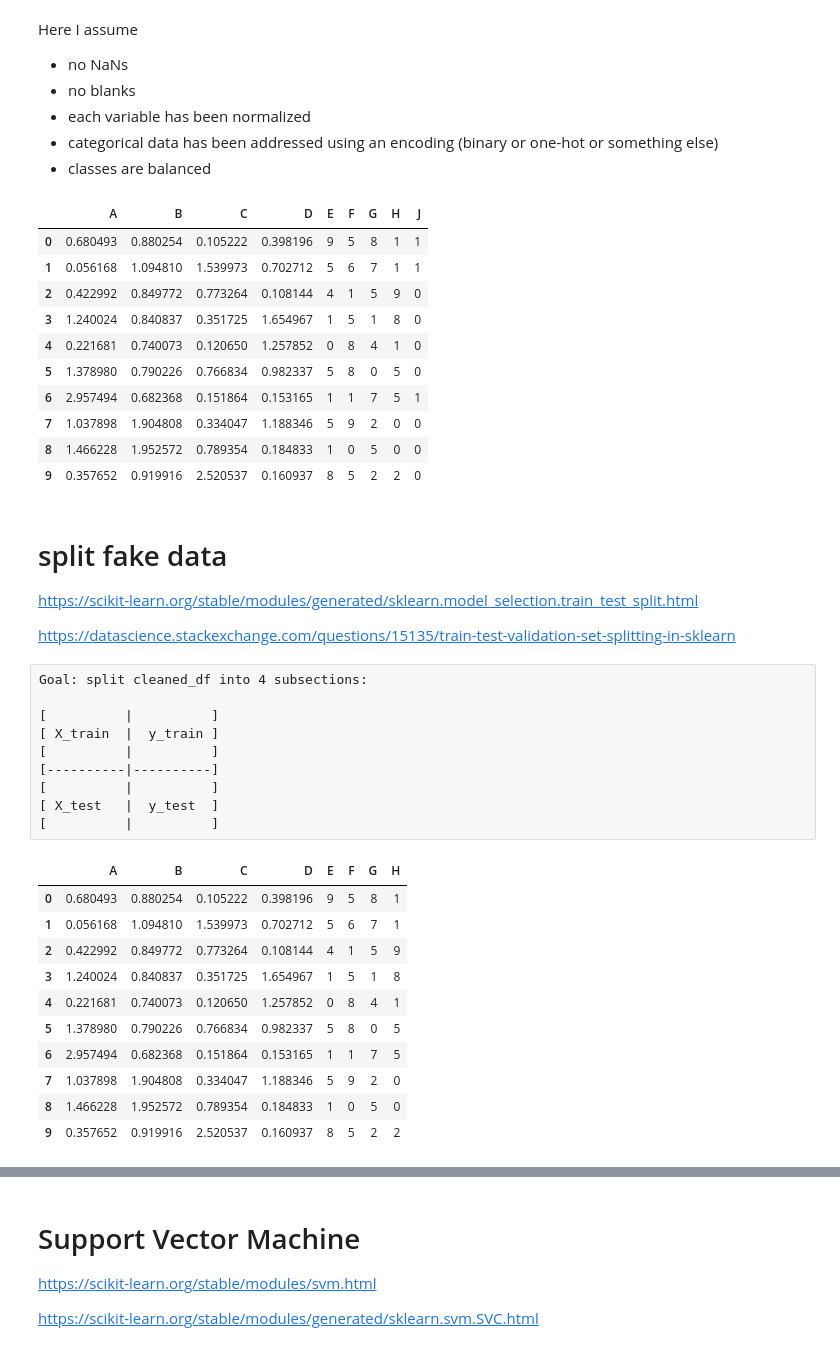
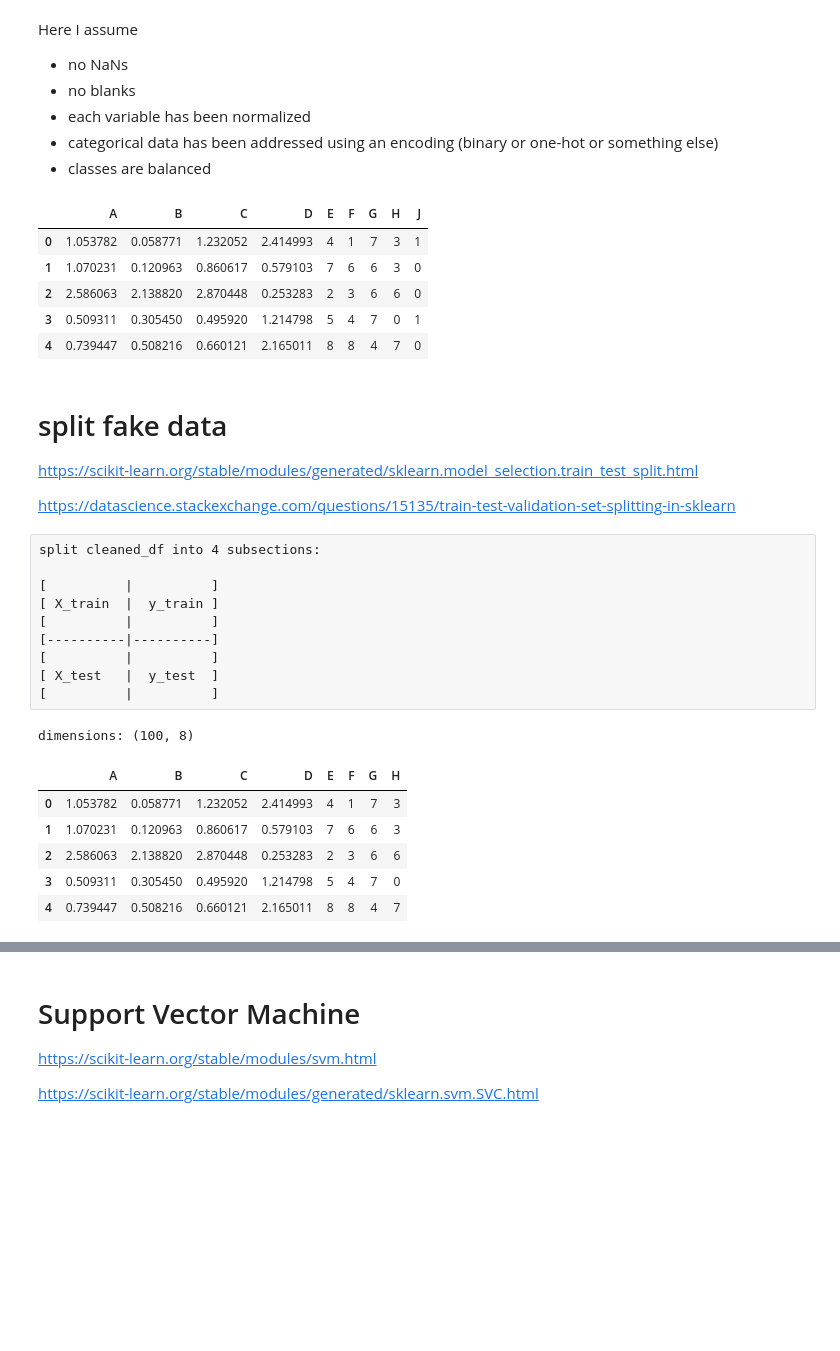
Before and after one commit to researcherben/learn_machine_learning, a Jupyter notebook: classification_of_fake_data.ipynb, the cells around one changed output, grey strips where cells are left out. Saved outputs shown, nothing was run; the diff lists cells and outputs as text; code cells hidden in the pictures; blank space fills up the shorter version.

```diff
--- a/classification_of_fake_data.ipynb
+++ b/classification_of_fake_data.ipynb
@@ -73,5 +95,5 @@ Colocations handled automatically by placer.
 # %%
-num_rows=10
+num_rows=100
 # %% [markdown]
 Here I assume
 * no NaNs
@@ -90,19 +112,14 @@ df3 = pandas.DataFrame(np.random.randint(2,size=(num_rows, 1)), columns=list('J'
 #df3.head()
 # %%
 cleaned_df = pandas.concat([df1, df2,df3], axis=1, join_axes=[df1.index])
-cleaned_df
+cleaned_df.head()
 # %% [output]
 |  | A | B | C | D | E | F | G | H | J |
-| 0 | 0.680493 | 0.880254 | 0.105222 | 0.398196 | 9 | 5 | 8 | 1 | 1 |
-| 1 | 0.056168 | 1.094810 | 1.539973 | 0.702712 | 5 | 6 | 7 | 1 | 1 |
-| 2 | 0.422992 | 0.849772 | 0.773264 | 0.108144 | 4 | 1 | 5 | 9 | 0 |
-| 3 | 1.240024 | 0.840837 | 0.351725 | 1.654967 | 1 | 5 | 1 | 8 | 0 |
-| 4 | 0.221681 | 0.740073 | 0.120650 | 1.257852 | 0 | 8 | 4 | 1 | 0 |
-| 5 | 1.378980 | 0.790226 | 0.766834 | 0.982337 | 5 | 8 | 0 | 5 | 0 |
-| 6 | 2.957494 | 0.682368 | 0.151864 | 0.153165 | 1 | 1 | 7 | 5 | 1 |
-| 7 | 1.037898 | 1.904808 | 0.334047 | 1.188346 | 5 | 9 | 2 | 0 | 0 |
-| 8 | 1.466228 | 1.952572 | 0.789354 | 0.184833 | 1 | 0 | 5 | 0 | 0 |
-| 9 | 0.357652 | 0.919916 | 2.520537 | 0.160937 | 8 | 5 | 2 | 2 | 0 |
+| 0 | 1.053782 | 0.058771 | 1.232052 | 2.414993 | 4 | 1 | 7 | 3 | 1 |
+| 1 | 1.070231 | 0.120963 | 0.860617 | 0.579103 | 7 | 6 | 6 | 3 | 0 |
+| 2 | 2.586063 | 2.138820 | 2.870448 | 0.253283 | 2 | 3 | 6 | 6 | 0 |
+| 3 | 0.509311 | 0.305450 | 0.495920 | 1.214798 | 5 | 4 | 7 | 0 | 1 |
+| 4 | 0.739447 | 0.508216 | 0.660121 | 2.165011 | 8 | 8 | 4 | 7 | 0 |
 # %% [markdown]
 # split fake data
 
@@ -110,7 +127,7 @@ https://scikit-learn.org/stable/modules/generated/sklearn.model_selection.train_
 
 https://datascience.stackexchange.com/questions/15135/train-test-validation-set-splitting-in-sklearn
 # %% [raw]
-Goal: split cleaned_df into 4 subsections:
+split cleaned_df into 4 subsections:
 
 [          |          ]
 [ X_train  |  y_train ]
@@ -121,18 +138,15 @@ Goal: split cleaned_df into 4 subsections:
 [          |          ]
 # %%
 X = cleaned_df.drop('J', axis=1)
-X
+print('dimensions:',X.shape)
+X.head()
 # %% [output]
+dimensions: (100, 8)
 |  | A | B | C | D | E | F | G | H |
-| 0 | 0.680493 | 0.880254 | 0.105222 | 0.398196 | 9 | 5 | 8 | 1 |
-| 1 | 0.056168 | 1.094810 | 1.539973 | 0.702712 | 5 | 6 | 7 | 1 |
-| 2 | 0.422992 | 0.849772 | 0.773264 | 0.108144 | 4 | 1 | 5 | 9 |
-| 3 | 1.240024 | 0.840837 | 0.351725 | 1.654967 | 1 | 5 | 1 | 8 |
-| 4 | 0.221681 | 0.740073 | 0.120650 | 1.257852 | 0 | 8 | 4 | 1 |
-| 5 | 1.378980 | 0.790226 | 0.766834 | 0.982337 | 5 | 8 | 0 | 5 |
-| 6 | 2.957494 | 0.682368 | 0.151864 | 0.153165 | 1 | 1 | 7 | 5 |
-| 7 | 1.037898 | 1.904808 | 0.334047 | 1.188346 | 5 | 9 | 2 | 0 |
-| 8 | 1.466228 | 1.952572 | 0.789354 | 0.184833 | 1 | 0 | 5 | 0 |
-| 9 | 0.357652 | 0.919916 | 2.520537 | 0.160937 | 8 | 5 | 2 | 2 |
+| 0 | 1.053782 | 0.058771 | 1.232052 | 2.414993 | 4 | 1 | 7 | 3 |
+| 1 | 1.070231 | 0.120963 | 0.860617 | 0.579103 | 7 | 6 | 6 | 3 |
+| 2 | 2.586063 | 2.138820 | 2.870448 | 0.253283 | 2 | 3 | 6 | 6 |
+| 3 | 0.509311 | 0.305450 | 0.495920 | 1.214798 | 5 | 4 | 7 | 0 |
+| 4 | 0.739447 | 0.508216 | 0.660121 | 2.165011 | 8 | 8 | 4 | 7 |
 # %%
 y=cleaned_df['J']
```
Also changed, not shown: parts of 59 cells of this notebook, 1 other file.
